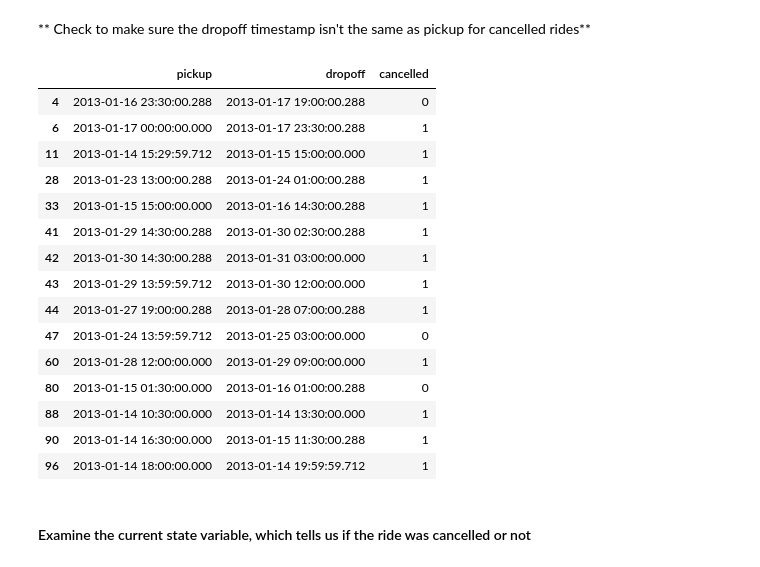
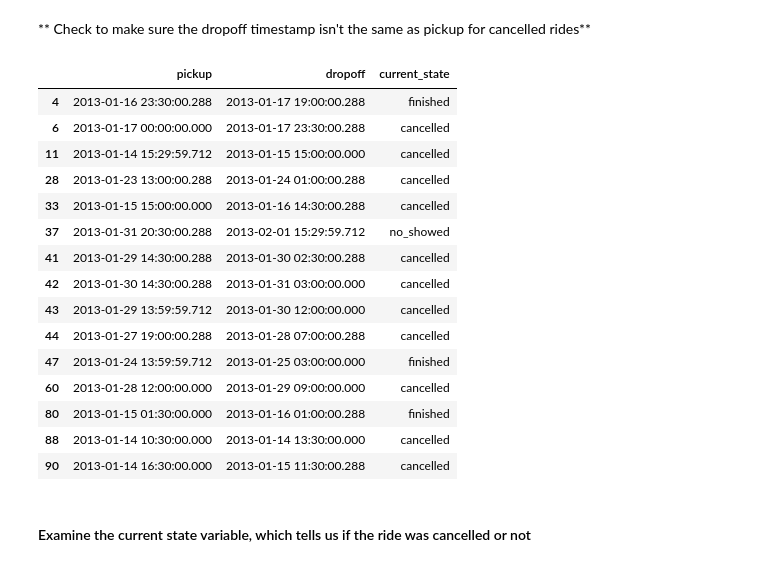
Before and after one commit to mengeling/silvercar-cancellation-predictor, a Jupyter notebook: EDA/EDA.ipynb, the cells around one changed output. Cells and saved outputs as stored; diff of their text form; code cells hidden in the pictures.

```diff
--- a/EDA/EDA.ipynb
+++ b/EDA/EDA.ipynb
@@ -108,24 +108,24 @@ array([[<matplotlib.axes._subplots.AxesSubplot object at 0x...>]], dtype=object)
 # %% [markdown]
 ** Check to make sure the dropoff timestamp isn't the same as pickup for cancelled rides**
 # %%
-df[df["trip_duration"] < 1][["pickup", "dropoff", "cancelled"]].head(15)
+df[df["trip_duration"] < 1][["pickup", "dropoff", "current_state"]].head(15)
 # %% [output]
-|  | pickup | dropoff | cancelled |
-| 4 | 2013-01-16 23:30:00.288 | 2013-01-17 19:00:00.288 | 0 |
-| 6 | 2013-01-17 00:00:00.000 | 2013-01-17 23:30:00.288 | 1 |
-| 11 | 2013-01-14 15:29:59.712 | 2013-01-15 15:00:00.000 | 1 |
-| 28 | 2013-01-23 13:00:00.288 | 2013-01-24 01:00:00.288 | 1 |
-| 33 | 2013-01-15 15:00:00.000 | 2013-01-16 14:30:00.288 | 1 |
-| 41 | 2013-01-29 14:30:00.288 | 2013-01-30 02:30:00.288 | 1 |
-| 42 | 2013-01-30 14:30:00.288 | 2013-01-31 03:00:00.000 | 1 |
-| 43 | 2013-01-29 13:59:59.712 | 2013-01-30 12:00:00.000 | 1 |
-| 44 | 2013-01-27 19:00:00.288 | 2013-01-28 07:00:00.288 | 1 |
-| 47 | 2013-01-24 13:59:59.712 | 2013-01-25 03:00:00.000 | 0 |
-| 60 | 2013-01-28 12:00:00.000 | 2013-01-29 09:00:00.000 | 1 |
-| 80 | 2013-01-15 01:30:00.000 | 2013-01-16 01:00:00.288 | 0 |
-| 88 | 2013-01-14 10:30:00.000 | 2013-01-14 13:30:00.000 | 1 |
-| 90 | 2013-01-14 16:30:00.000 | 2013-01-15 11:30:00.288 | 1 |
-| 96 | 2013-01-14 18:00:00.000 | 2013-01-14 19:59:59.712 | 1 |
+|  | pickup | dropoff | current_state |
+| 4 | 2013-01-16 23:30:00.288 | 2013-01-17 19:00:00.288 | finished |
+| 6 | 2013-01-17 00:00:00.000 | 2013-01-17 23:30:00.288 | cancelled |
+| 11 | 2013-01-14 15:29:59.712 | 2013-01-15 15:00:00.000 | cancelled |
+| 28 | 2013-01-23 13:00:00.288 | 2013-01-24 01:00:00.288 | cancelled |
+| 33 | 2013-01-15 15:00:00.000 | 2013-01-16 14:30:00.288 | cancelled |
+| 37 | 2013-01-31 20:30:00.288 | 2013-02-01 15:29:59.712 | no_showed |
+| 41 | 2013-01-29 14:30:00.288 | 2013-01-30 02:30:00.288 | cancelled |
+| 42 | 2013-01-30 14:30:00.288 | 2013-01-31 03:00:00.000 | cancelled |
+| 43 | 2013-01-29 13:59:59.712 | 2013-01-30 12:00:00.000 | cancelled |
+| 44 | 2013-01-27 19:00:00.288 | 2013-01-28 07:00:00.288 | cancelled |
+| 47 | 2013-01-24 13:59:59.712 | 2013-01-25 03:00:00.000 | finished |
+| 60 | 2013-01-28 12:00:00.000 | 2013-01-29 09:00:00.000 | cancelled |
+| 80 | 2013-01-15 01:30:00.000 | 2013-01-16 01:00:00.288 | finished |
+| 88 | 2013-01-14 10:30:00.000 | 2013-01-14 13:30:00.000 | cancelled |
+| 90 | 2013-01-14 16:30:00.000 | 2013-01-15 11:30:00.288 | cancelled |
 # %% [markdown]
 #### Examine the current state variable, which tells us if the ride was cancelled or not
 # %%
```
Also changed, not shown: parts of 18 cells of this notebook, 1 other file.
